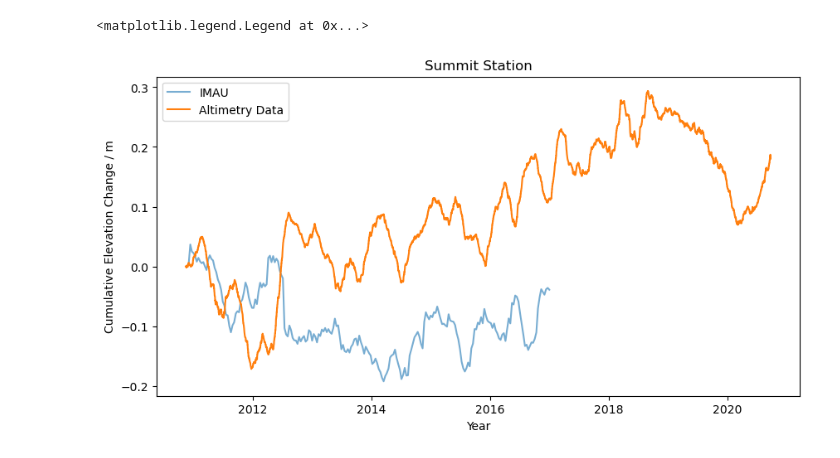
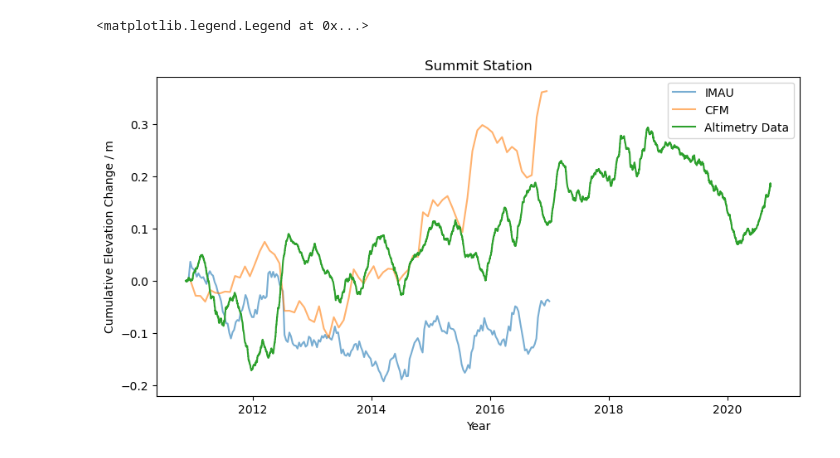
Before and after one commit to Jez-Carter/CommunityFirnModel, a Jupyter notebook: CFM_Lancaster/notebooks/Comparing Altimetry Data to IMAU for Summit.ipynb, the cells around one changed output. Drawn from its saved outputs; the diff is of its cells as text; code cells hidden in the pictures.

Commit message:
Adding CFM to comparison for Summit

```diff
--- a/CFM_Lancaster/notebooks/Comparing Altimetry Data to IMAU for Summit.ipynb
+++ b/CFM_Lancaster/notebooks/Comparing Altimetry Data to IMAU for Summit.ipynb
@@ -11,17 +11,24 @@ df[f"Cum. Ele. Change since {round(df.Year[0],2)}"] = df.Data - df.Data[0]
 #IMAU Data
 ds_imau = xr.open_dataset(f'{processed_data_path}IMAU_Output/imau_station_data.nc')
 ds_imau = ds_imau.rename({'zs':'cum_ele'})
+#CFM Data
+ds_cfm = xr.open_dataset(f'{repo_path}CFM_Lancaster/results/Single_Dimension_CFM_Output.nc')
 # %%
 #Subsetting IMAU to same time start point as altimetry data.
 ds_imau_subset = ds_imau.sel(time=slice(df.Year[0],None,None)).sel(station='Summit')
 ds_imau_subset['cum_ele'] = ds_imau_subset.cum_ele-ds_imau_subset.cum_ele[0]
+
+#Subsetting CFM to same time start point as altimetry data.
+ds_cfm_subset = ds_cfm.swap_dims({'time':'year'}).sel(year=slice(df.Year[0],None,None)).sel(station='Summit')
+ds_cfm_subset['cum_ele'] = ds_cfm_subset.depth_lowest-ds_cfm_subset.depth_lowest[0]
 # %%
 fig, ax = plt.subplots(figsize=(10,5))
 ds_imau_subset['cum_ele'].plot.line(x='time',alpha=0.6,label='IMAU',ax=ax)
+ds_cfm_subset['cum_ele'].plot.line(x='year',alpha=0.6,label='CFM',ax=ax)
 df.plot(x='Year',y='Cum. Ele. Change since 2010.88',ax=ax,label='Altimetry Data')
 plt.ylabel('Cumulative Elevation Change / m')
 plt.title('Summit Station')
 plt.legend()
 # %% [output]
 <matplotlib.legend.Legend at 0x...>
-[figure, old version]
+[figure, new version]
```
Also changed, not shown: 12 other files.
